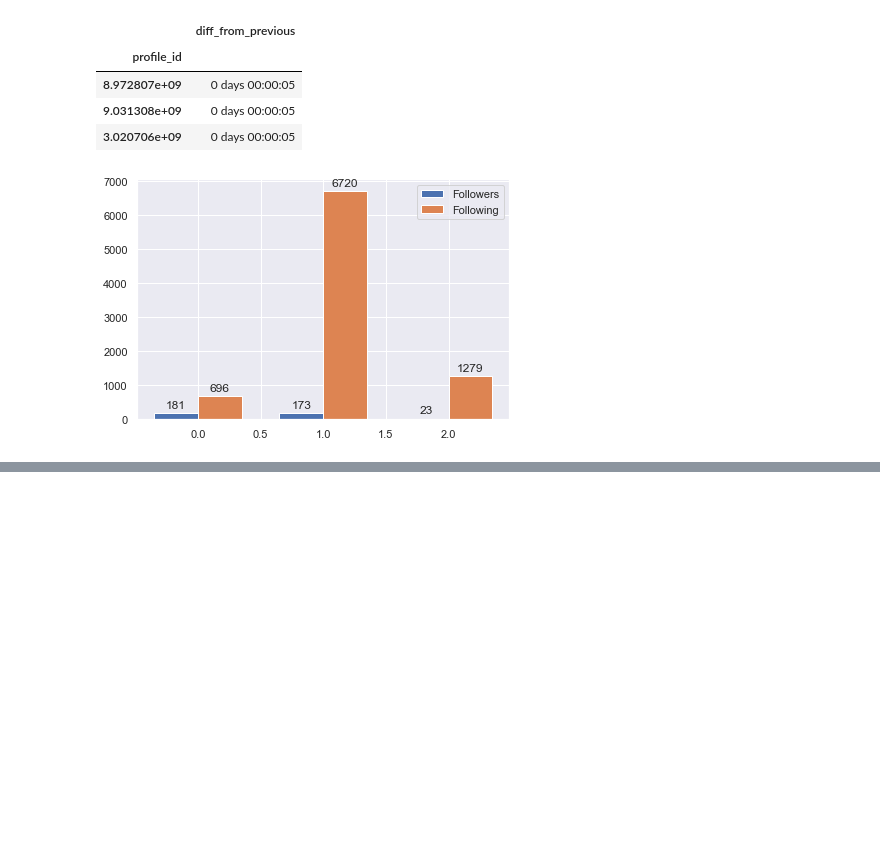
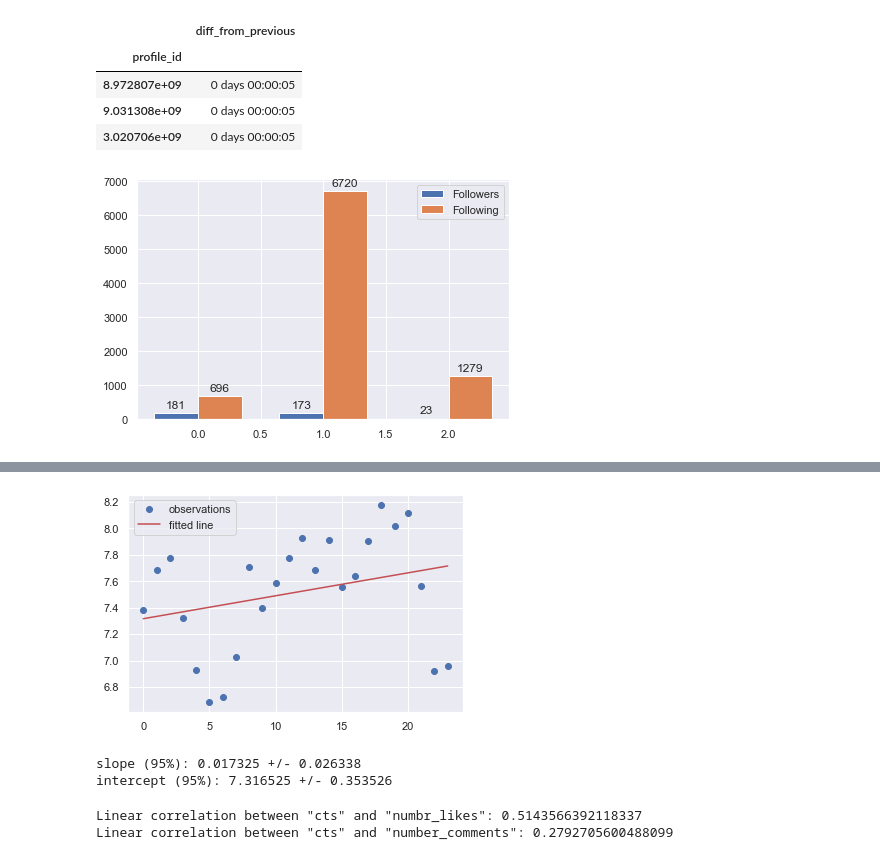
Before and after one commit to GiacomoBelliniStudent/ADM-HW2, a Jupyter notebook: main.ipynb, the cells around one changed output, grey strips where cells are left out. Saved outputs shown, nothing was run; the diff lists cells and outputs as text; code cells hidden in the pictures; blank space fills up the shorter version.

```diff
--- a/main.ipynb
+++ b/main.ipynb
@@ -422,0 +597,32 @@ plt.show()
+# %%
+#Regression model cts vs comments
+x = mean_per_hour["cts"].astype(int)
+y = mean_per_hour["number_comments"]
+res = stats.linregress(x, y)
+plt.plot(x, y, 'o', label='observations')
+plt.plot(x, res.intercept + res.slope*x, 'r', label='fitted line')
+plt.legend()
+plt.show()
+# Two-sided inverse Students t-distribution
+# p - probability, df - degrees of freedom
+from scipy.stats import t
+tinv = lambda p, df: abs(t.ppf(p/2, df))
+ts = tinv(0.05, len(x)-2)
+print(f"slope (95%): {res.slope:.6f} +/- {ts*res.stderr:.6f}")
+#slope (95%): -0.340938 +/- 0.526385
+print(f"intercept (95%): {res.intercept:.6f}"
+      f" +/- {ts*res.intercept_stderr:.6f}")
+#intercept (95%): 11.804804 +/- 7.065470
+# %% [output]
+[figure, added]
+slope (95%): 0.017325 +/- 0.026338
+intercept (95%): 7.316525 +/- 0.353526
+# %%
+#test 2: Correlation
+corr_cts_likes = mean_per_hour["cts"].astype(int).corr(mean_per_hour["numbr_likes"])
+corr_cts_comments = mean_per_hour["cts"].astype(int).corr(mean_per_hour["number_comments"])
+print("Linear correlation between \"cts\" and \"numbr_likes\": "+ str(corr_cts_likes))
+print("Linear correlation between \"cts\" and \"number_comments\": "+ str(corr_cts_comments))
+# %% [output]
+Linear correlation between "cts" and "numbr_likes": 0.5143566392118337
+Linear correlation between "cts" and "number_comments": 0.2792705600488099
```
Also changed, not shown: parts of 24 cells of this notebook.
